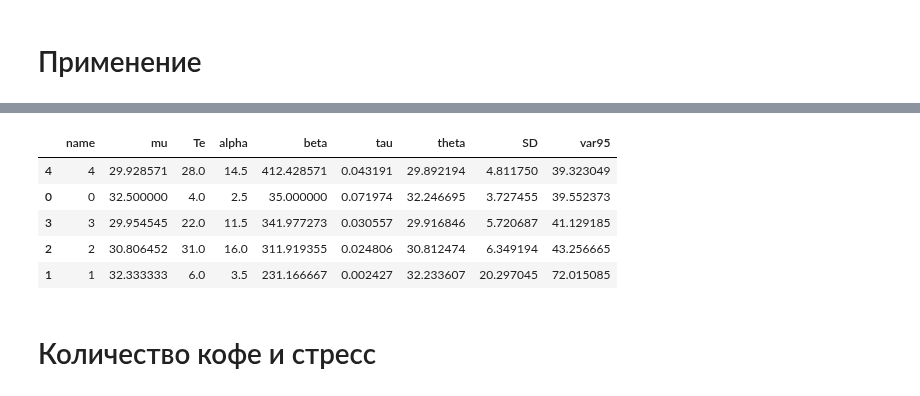
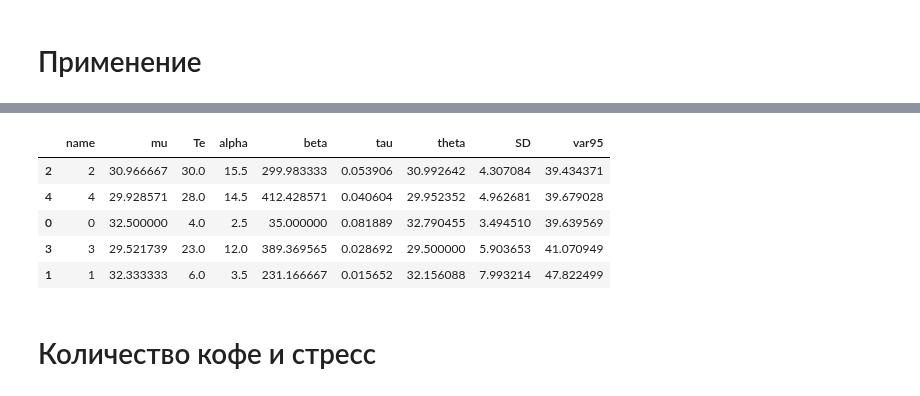
Before and after one commit to ksetdekov/trip_choice_optimizer, a Jupyter notebook: coffee-amount-optimization.ipynb, the cells around one changed output, grey strips where cells are left out. Saved outputs shown, nothing was run; the diff lists cells and outputs as text; code cells hidden in the pictures.

```diff
--- a/coffee-amount-optimization.ipynb
+++ b/coffee-amount-optimization.ipynb
@@ -275,7 +275,8 @@ events = {
     datetime(2025, 3,28): (2, 41),
     datetime(2025, 3,29): (1, 46),
     datetime(2025, 3,30): (3, 32),
-    datetime(2025, 3,31): (1, 22)
+    datetime(2025, 3,31): (1, 22),
+    datetime(2025, 4, 1): (3, 20)
 
 }
 
@@ -289,9 +290,9 @@ cups.process_events(events, days=91)
 |  | name | mu | Te | alpha | beta | tau | theta | SD | var95 |
-| 4 | 4 | 29.928571 | 28.0 | 14.5 | 412.428571 | 0.043191 | 29.892194 | 4.811750 | 39.323049 |
-| 0 | 0 | 32.500000 | 4.0 | 2.5 | 35.000000 | 0.071974 | 32.246695 | 3.727455 | 39.552373 |
-| 3 | 3 | 29.954545 | 22.0 | 11.5 | 341.977273 | 0.030557 | 29.916846 | 5.720687 | 41.129185 |
-| 2 | 2 | 30.806452 | 31.0 | 16.0 | 311.919355 | 0.024806 | 30.812474 | 6.349194 | 43.256665 |
-| 1 | 1 | 32.333333 | 6.0 | 3.5 | 231.166667 | 0.002427 | 32.233607 | 20.297045 | 72.015085 |
+| 2 | 2 | 30.966667 | 30.0 | 15.5 | 299.983333 | 0.053906 | 30.992642 | 4.307084 | 39.434371 |
+| 4 | 4 | 29.928571 | 28.0 | 14.5 | 412.428571 | 0.040604 | 29.952352 | 4.962681 | 39.679028 |
+| 0 | 0 | 32.500000 | 4.0 | 2.5 | 35.000000 | 0.081889 | 32.790455 | 3.494510 | 39.639569 |
+| 3 | 3 | 29.521739 | 23.0 | 12.0 | 389.369565 | 0.028692 | 29.500000 | 5.903653 | 41.070949 |
+| 1 | 1 | 32.333333 | 6.0 | 3.5 | 231.166667 | 0.015652 | 32.156088 | 7.993214 | 47.822499 |
 # %% [markdown]
 # Количество кофе и стресс
 # %%
```
Also changed, not shown: parts of 9 cells of this notebook.
